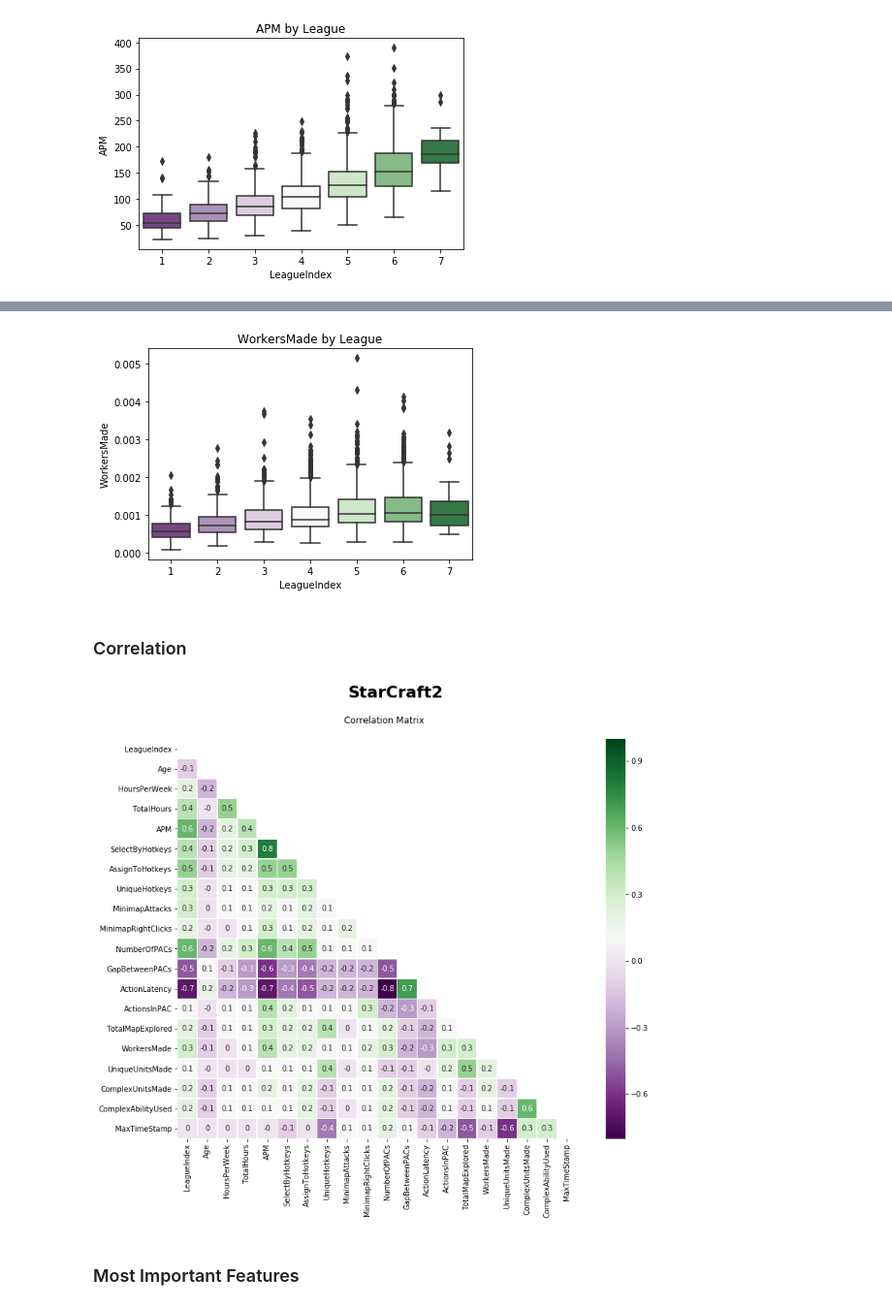
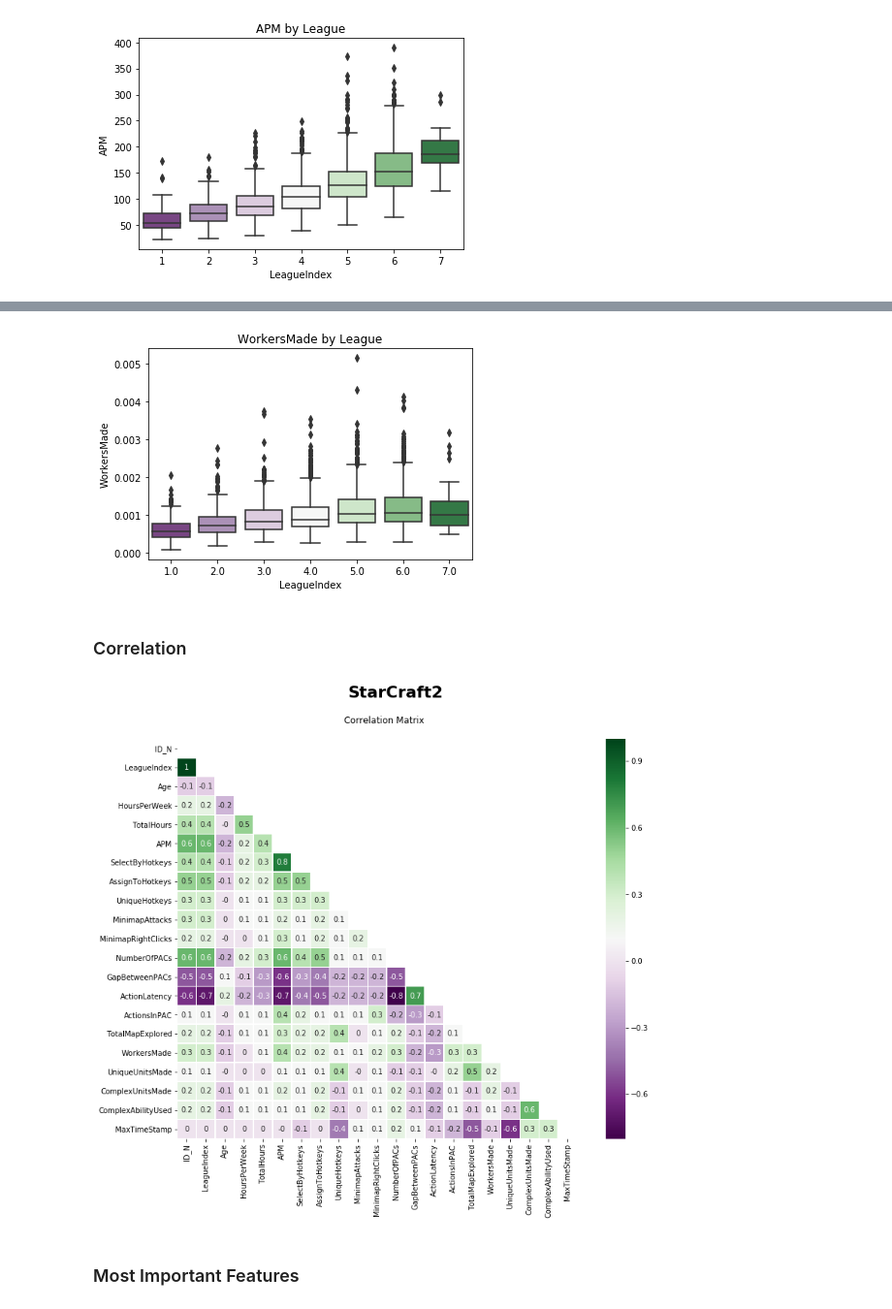
Before and after one commit to Mikhail-Naumov/SC2, a Jupyter notebook: SC2.ipynb, the cells around one changed output, grey strips where cells are left out. Shown at 97% size. Saved outputs shown, nothing was run; the diff lists cells and outputs as text; code cells hidden in the pictures.

```diff
--- a/SC2.ipynb
+++ b/SC2.ipynb
@@ -53 +58,19 @@ sc2 = sc2.dropna()
+# %%
+def makes_ID_N(j):
+    r = 1
+    if j in [1,2]:
+        r = 1
+    if j in [3]:
+        r = 2
+    if j in [4]:
+        r = 3
+    if j in [5]:
+        r = 4
+    if j in [6,7]:
+        r = 5
+    return r
+# %%
+sc2['ID_N'] = sc2['LeagueIndex']
+# %%
+sc2.ID_N = sc2.ID_N.apply(lambda x:makes_ID_N(x))
 # %%
@@ -91,29 +115,34 @@ ax.set_title('SelectByHotkeys by League');
 ax = sns.boxplot(x=sc2["LeagueIndex"], y=sc2["WorkersMade"], palette="PRGn", linewidth=1.5)
 ax.set_title('WorkersMade by League');
 # %% [output]
-[figure, old version]
+[figure, new version]
 # %% [markdown]
 ### Correlation
+# %%
+#just reordering columns to put ID_N & League_Index next to eachother
+cols = sc2.columns.tolist()
+cols = cols[-1:] + cols[:-1]
+sc2 = sc2[cols]
 # %%
 # Copy all df columns to new df, excluding GameID for easy matrix reading
-c_matrix_df = sc2.drop('GameID',axis=1)
+c_matrix_df = sc2.drop(['GameID',],axis=1)
 
 # Create figure
 fig, axes = plt.subplots(nrows=1, ncols = 1, figsize = (14,10))
 fig.suptitle('StarCraft2', fontsize=22, fontweight='bold')
 
 # Generate a mask to hide the upper triangle for a cleaner heatmap.  Less visual noise the better.
 mask = np.zeros_like(c_matrix_df.corr(), dtype=np.bool)
 mask[np.triu_indices_from(mask)] = True
 
 # Create correlation matrix heatma[]
 r_matrix = c_matrix_df.corr().round(decimals=1)
 sns.heatmap(r_matrix, mask=mask, square=True, cmap="PRGn", linewidths=.5, annot=True, fmt='g',
             annot_kws={'size':10})
 axes.set_title('     Correlation Matrix\n')
 plt.show()
 # %% [output]
-[figure, old version]
+[figure, new version]
 # %% [markdown]
 ### Most Important Features
 # %%
```
Also changed, not shown: parts of 25 cells of this notebook.
